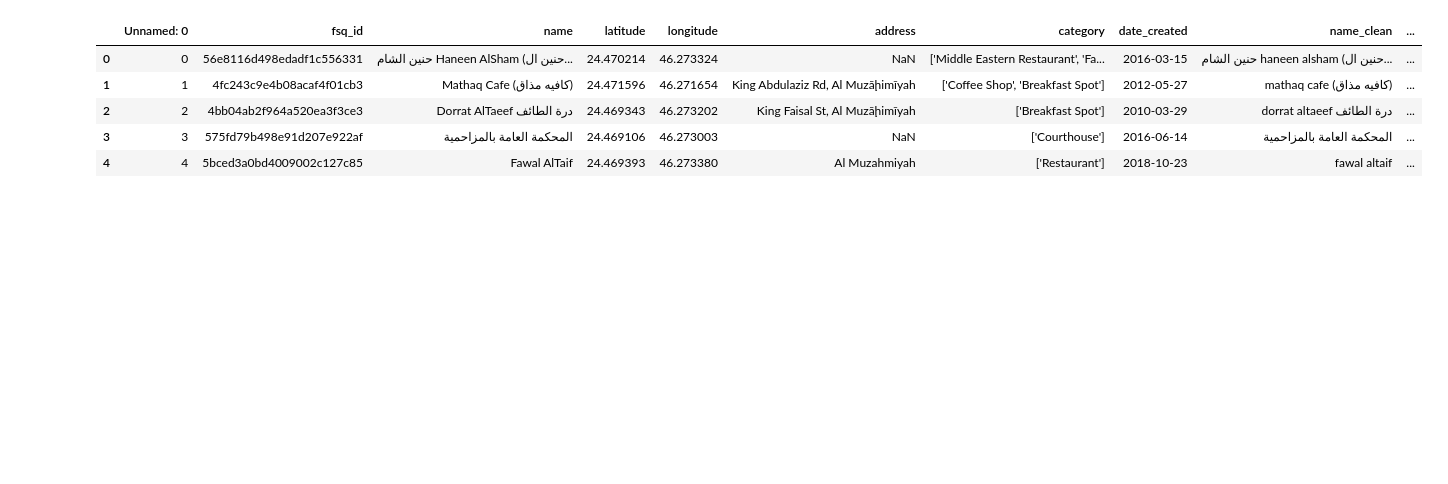
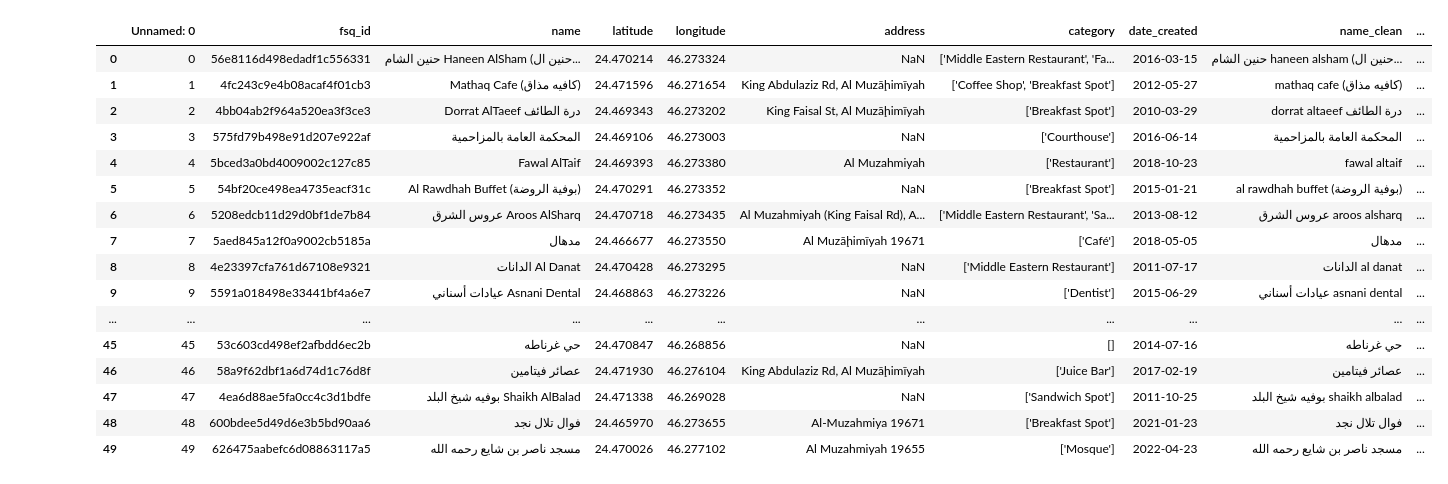
Before and after one commit to AbdulrahmanB-25/EDA_Project, a Jupyter notebook: EDA_Project.ipynb, the cells around one changed output. Drawn from its saved outputs; the diff is of its cells as text; code cells hidden in the pictures; blank space fills up the shorter version.

```diff
--- a/EDA_Project.ipynb
+++ b/EDA_Project.ipynb
@@ -29,11 +30,22 @@ Using Colab cache for faster access to the '27k-riyadh-places-raw' dataset.
 # %%
 #Creates a df of the data and displays its head
 df=pd.read_csv("/kaggle/input/27k-riyadh-places-raw/final_dataset.csv")
-df.head()
+df.head(50)
 # %% [output]
 |  | Unnamed: 0 | fsq_id | name | latitude | longitude | address | category | date_created | name_clean | ... |
 | 0 | 0 | 56e8116d498edadf1c556331 | حنين الشام Haneen AlSham (حنين ال... | 24.470214 | 46.273324 | NaN | ['Middle Eastern Restaurant', 'Fa... | 2016-03-15 | حنين الشام haneen alsham (حنين ال... | ... |
 | 1 | 1 | 4fc243c9e4b08acaf4f01cb3 | Mathaq Cafe (كافيه مذاق) | 24.471596 | 46.271654 | King Abdulaziz Rd, Al Muzāḩimīyah | ['Coffee Shop', 'Breakfast Spot'] | 2012-05-27 | mathaq cafe (كافيه مذاق) | ... |
 | 2 | 2 | 4bb04ab2f964a520ea3f3ce3 | Dorrat AlTaeef درة الطائف | 24.469343 | 46.273202 | King Faisal St, Al Muzāḩimīyah | ['Breakfast Spot'] | 2010-03-29 | dorrat altaeef درة الطائف | ... |
 | 3 | 3 | 575fd79b498e91d207e922af | المحكمة العامة بالمزاحمية | 24.469106 | 46.273003 | NaN | ['Courthouse'] | 2016-06-14 | المحكمة العامة بالمزاحمية | ... |
 | 4 | 4 | 5bced3a0bd4009002c127c85 | Fawal AlTaif | 24.469393 | 46.273380 | Al Muzahmiyah | ['Restaurant'] | 2018-10-23 | fawal altaif | ... |
+| 5 | 5 | 54bf20ce498ea4735eacf31c | Al Rawdhah Buffet (بوفية الروضة) | 24.470291 | 46.273352 | NaN | ['Breakfast Spot'] | 2015-01-21 | al rawdhah buffet (بوفية الروضة) | ... |
+| 6 | 6 | 5208edcb11d29d0bf1de7b84 | عروس الشرق Aroos AlSharq | 24.470718 | 46.273435 | Al Muzahmiyah (King Faisal Rd), A... | ['Middle Eastern Restaurant', 'Sa... | 2013-08-12 | عروس الشرق aroos alsharq | ... |
+| 7 | 7 | 5aed845a12f0a9002cb5185a | مدهال | 24.466677 | 46.273550 | Al Muzāḩimīyah 19671 | ['Café'] | 2018-05-05 | مدهال | ... |
+| 8 | 8 | 4e23397cfa761d67108e9321 | الدانات Al Danat | 24.470428 | 46.273295 | NaN | ['Middle Eastern Restaurant'] | 2011-07-17 | الدانات al danat | ... |
+| 9 | 9 | 5591a018498e33441bf4a6e7 | عيادات أسناني Asnani Dental | 24.468863 | 46.273226 | NaN | ['Dentist'] | 2015-06-29 | عيادات أسناني asnani dental | ... |
+| ... | ... | ... | ... | ... | ... | ... | ... | ... | ... | ... |
+| 45 | 45 | 53c603cd498ef2afbdd6ec2b | حي غرناطه | 24.470847 | 46.268856 | NaN | [] | 2014-07-16 | حي غرناطه | ... |
+| 46 | 46 | 58a9f62dbf1a6d74d1c76d8f | عصائر فيتامين | 24.471930 | 46.276104 | King Abdulaziz Rd, Al Muzāḩimīyah | ['Juice Bar'] | 2017-02-19 | عصائر فيتامين | ... |
+| 47 | 47 | 4ea6d88ae5fa0cc4c3d1bdfe | بوفيه شيخ البلد Shaikh AlBalad | 24.471338 | 46.269028 | NaN | ['Sandwich Spot'] | 2011-10-25 | بوفيه شيخ البلد shaikh albalad | ... |
+| 48 | 48 | 600bdee5d49d6e3b5bd90aa6 | فوال تلال نجد | 24.465970 | 46.273655 | Al-Muzahmiya 19671 | ['Breakfast Spot'] | 2021-01-23 | فوال تلال نجد | ... |
+| 49 | 49 | 626475aabefc6d08863117a5 | مسجد ناصر بن شايع رحمه الله | 24.470026 | 46.277102 | Al Muzahmiyah 19655 | ['Mosque'] | 2022-04-23 | مسجد ناصر بن شايع رحمه الله | ... |
```
Also changed, not shown: parts of 21 cells of this notebook.
